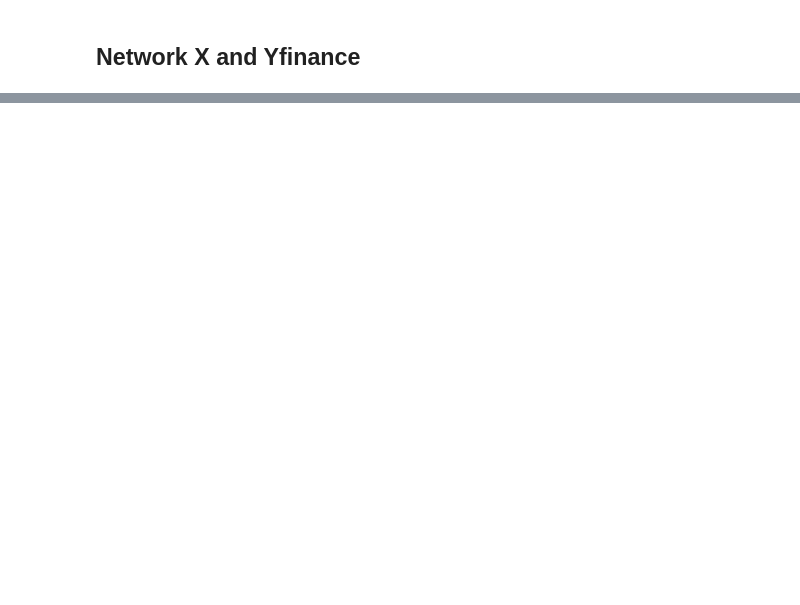
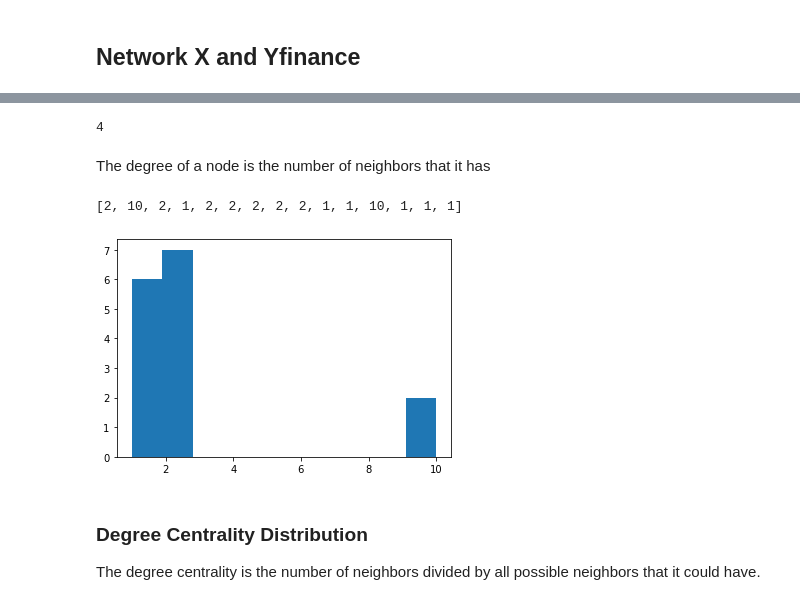
Before and after one commit to mgino11/Web_Analytics, a Jupyter notebook: Graph_viz.ipynb, the cells around one changed output, grey strips where cells are left out. Drawn from its saved outputs; the diff is of its cells as text; code cells hidden in the pictures; blank space fills up the shorter version.

Commit message:
Degree + Degree Centrality

```diff
--- a/Graph_viz.ipynb
+++ b/Graph_viz.ipynb
@@ -95,0 +66,24 @@ nx.draw(G, with_labels=True)
+# %%
+diam = nx.diameter(G2)
+print(diam)
+# %% [output]
+4
+# %% [markdown]
+The degree of a node is the number of neighbors that it has
+# %%
+# degree centrality - List comprehension
+
+degrees = [len(list(G2.neighbors(n))) for n in G2.nodes]
+print(degrees)
+# %% [output]
+[2, 10, 2, 1, 2, 2, 2, 2, 2, 1, 1, 10, 1, 1, 1]
+# %%
+import matplotlib.pyplot as plt
+plt.figure()
+plt.hist(degrees)
+plt.show()
+# %% [output]
+[figure, added]
+# %% [markdown]
+### Degree Centrality Distribution
+The degree centrality is the number of neighbors divided by all possible neighbors that it could have.
```
Also changed, not shown: parts of 19 cells of this notebook.
